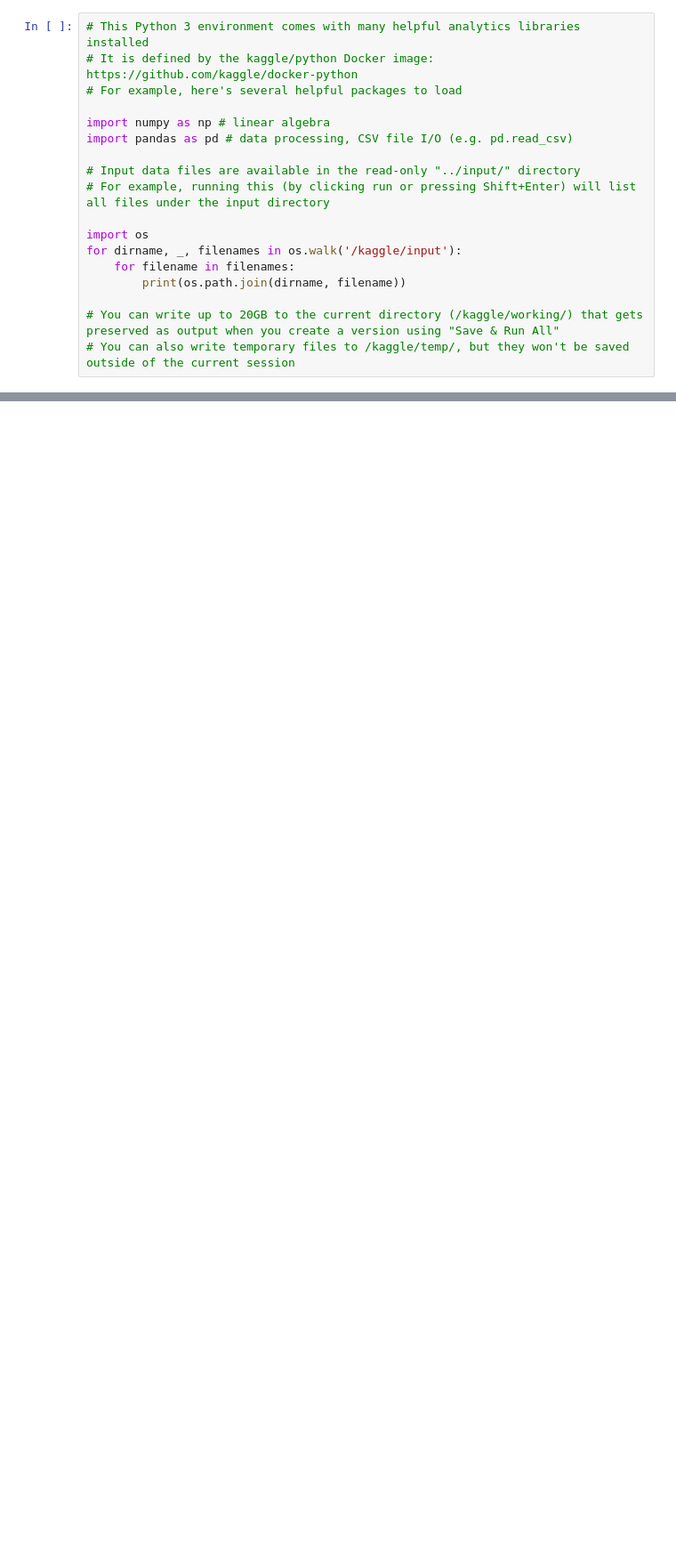
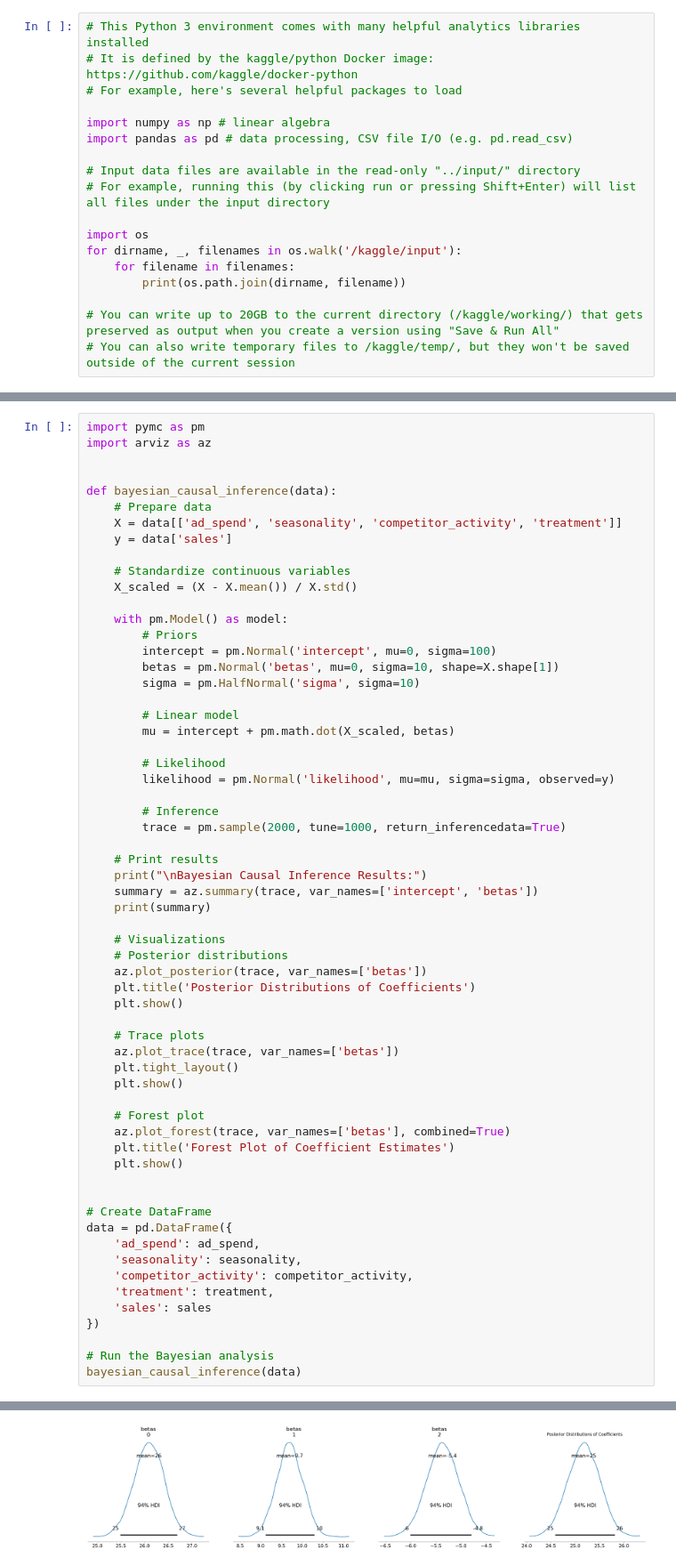
Before and after one commit to cwleung/Kaggle, a Jupyter notebook: casual-inference-olr.ipynb, the cells around one changed output, grey strips where cells are left out. Shown at 89% size. Cells and saved outputs as stored; diff of their text form; blank space fills up the shorter version.

Commit message:
Kaggle Notebook | Casual Inference - OLR | Version 3

```diff
--- a/casual-inference-olr.ipynb
+++ b/casual-inference-olr.ipynb
@@ -192,0 +216,62 @@ The `ci` parameter is deprecated. Use `errorbar=('ci', 95)` for the same effect.
+# %%
+import pymc as pm
+import arviz as az
+
+
+def bayesian_causal_inference(data):
+    # Prepare data
+    X = data[['ad_spend', 'seasonality', 'competitor_activity', 'treatment']]
+    y = data['sales']
+
+    # Standardize continuous variables
+    X_scaled = (X - X.mean()) / X.std()
+
+    with pm.Model() as model:
+        # Priors
+        intercept = pm.Normal('intercept', mu=0, sigma=100)
+        betas = pm.Normal('betas', mu=0, sigma=10, shape=X.shape[1])
+        sigma = pm.HalfNormal('sigma', sigma=10)
+
+        # Linear model
+        mu = intercept + pm.math.dot(X_scaled, betas)
+
+        # Likelihood
+        likelihood = pm.Normal('likelihood', mu=mu, sigma=sigma, observed=y)
+
+        # Inference
+        trace = pm.sample(2000, tune=1000, return_inferencedata=True)
+
+    # Print results
+    print("\nBayesian Causal Inference Results:")
+    summary = az.summary(trace, var_names=['intercept', 'betas'])
+    print(summary)
+
+    # Visualizations
+    # Posterior distributions
+    az.plot_posterior(trace, var_names=['betas'])
+    plt.title('Posterior Distributions of Coefficients')
+    plt.show()
+
+    # Trace plots
+    az.plot_trace(trace, var_names=['betas'])
+    plt.tight_layout()
+    plt.show()
+
+    # Forest plot
+    az.plot_forest(trace, var_names=['betas'], combined=True)
+    plt.title('Forest Plot of Coefficient Estimates')
+    plt.show()
+
+
+# Create DataFrame
+data = pd.DataFrame({
+    'ad_spend': ad_spend,
+    'seasonality': seasonality,
+    'competitor_activity': competitor_activity,
+    'treatment': treatment,
+    'sales': sales
+})
+
+# Run the Bayesian analysis
+bayesian_causal_inference(data)
+# %% [output]
@@ -192,0 +295 @@ The `ci` parameter is deprecated. Use `errorbar=('ci', 95)` for the same effect.
+[figure, added]
```
Also changed, not shown: parts of 7 cells of this notebook.
